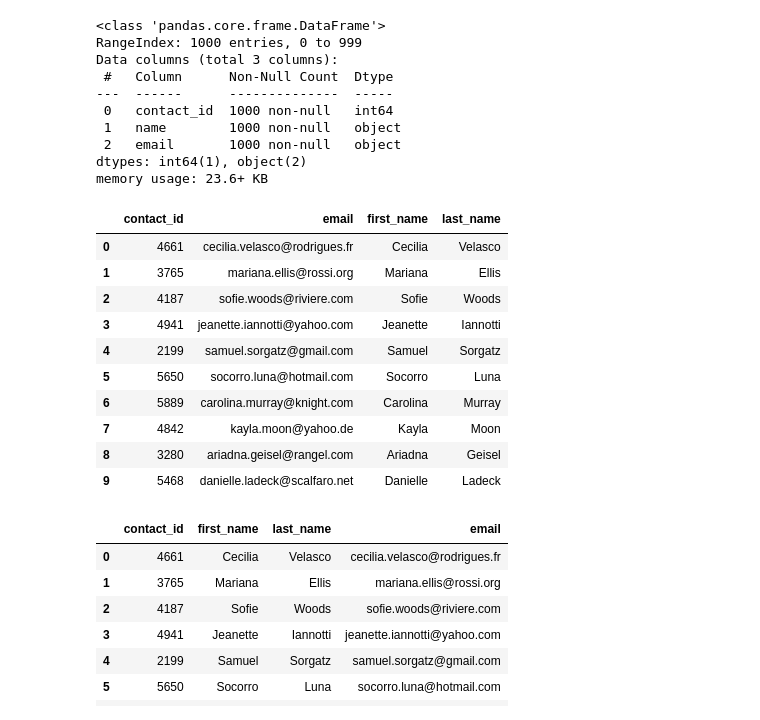
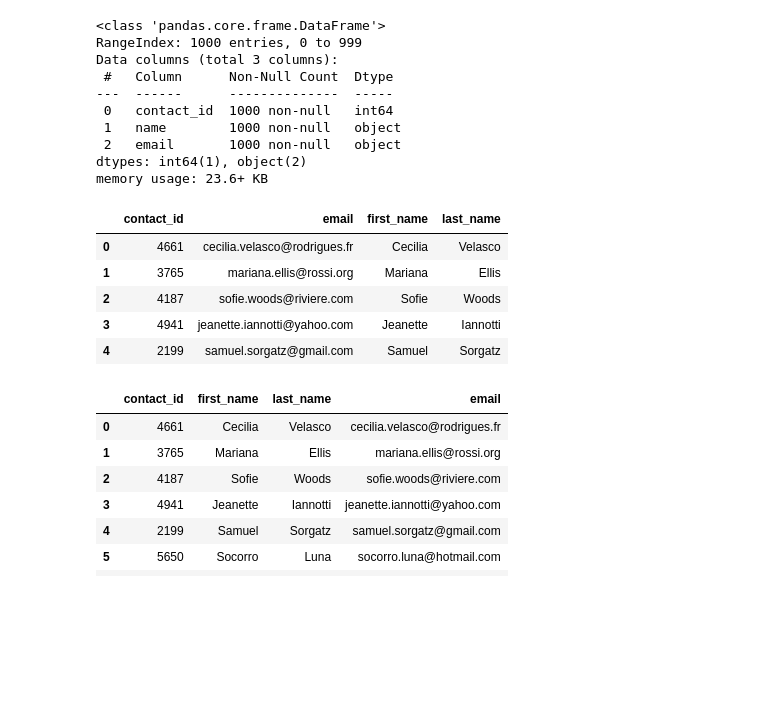
Before and after one commit to sherhwan/Crowdfunding_ETL, a Jupyter notebook: ETL_Mini_Project_SWang_Code.ipynb, the cells around one changed output. Saved outputs shown, nothing was run; the diff lists cells and outputs as text; code cells hidden in the pictures; blank space fills up the shorter version.

```diff
--- a/ETL_Mini_Project_SWang_Code.ipynb
+++ b/ETL_Mini_Project_SWang_Code.ipynb
@@ -269,7 +301,7 @@ campaign_cleaned.to_csv("Resources/campaign.csv", index=False)
 ### Extract the contacts.xlsx Data.
 # %%
 # Read the data into a Pandas DataFrame. Use the `header=2` parameter when reading in the data.
-contact_info_df = pd.read_excel('Resources/contacts.xlsx', header=2)
+contact_info_df = pd.read_excel('Resources/contacts.xlsx', header=3)
 contact_info_df.head()
 # %% [output]
 |  | contact_info |
@@ -293,8 +325,15 @@ Then export the DataFrame as a `contacts.csv` CSV file.
 # %%
 # Iterate through the contact_info_df and convert each row to a dictionary.
 import json
-dict_values = []
+dict_values = []  # Initialize the list to store the values
 
+for i, row in contact_info_df.iterrows():
+    try:
+        contact_info_dict = json.loads(row['contact_info'])
+        row_values = [v for k, v in contact_info_dict.items()]
+        dict_values.append(row_values)
+    except json.JSONDecodeError:
+        print(f"Error decoding JSON in row {i}")
 
 # Print out the list of values for each row.
 print(dict_values)
@@ -303,6 +342,17 @@ print(dict_values)
 # %%
 # Create a contact_info DataFrame and add each list of values, i.e., each row
 # to the 'contact_id', 'name', 'email' columns.
+dict_column_names = []
+
+#creating the keys list
+for i, row in contact_info_df.iterrows():
+    contact_info_dict = json.loads(row['contact_info'])
+    columns = [k for k,v in contact_info_dict.items()]
+    dict_column_names.append(columns)
+
+#creating contact_info DataFrame
+contact_df = pd.DataFrame(dict_values, columns=dict_column_names[0])
+contact_df.head()
 # %% [output]
 |  | contact_id | name | email |
 | 0 | 4661 | Cecilia Velasco | cecilia.velasco@rodrigues.fr |
@@ -326,19 +377,18 @@ memory usage: 23.6+ KB
 # %%
 # Create a "first"name" and "last_name" column with the first and last names from the "name" column.
 
+contact_df[["first_name","last_name"]] = contact_df["name"].str.split(' ', n=1, expand=True)
+contact_df.head()
 
 # Drop the contact_name column
+clean_contact_df=contact_df.drop(["name"],axis=1)
+clean_contact_df.head()
 # %% [output]
 |  | contact_id | email | first_name | last_name |
 | 0 | 4661 | cecilia.velasco@rodrigues.fr | Cecilia | Velasco |
 | 1 | 3765 | mariana.ellis@rossi.org | Mariana | Ellis |
 | 2 | 4187 | sofie.woods@riviere.com | Sofie | Woods |
 | 3 | 4941 | jeanette.iannotti@yahoo.com | Jeanette | Iannotti |
 | 4 | 2199 | samuel.sorgatz@gmail.com | Samuel | Sorgatz |
-| 5 | 5650 | socorro.luna@hotmail.com | Socorro | Luna |
-| 6 | 5889 | carolina.murray@knight.com | Carolina | Murray |
-| 7 | 4842 | kayla.moon@yahoo.de | Kayla | Moon |
-| 8 | 3280 | ariadna.geisel@rangel.com | Ariadna | Geisel |
-| 9 | 5468 | danielle.ladeck@scalfaro.net | Danielle | Ladeck |
 # %%
 # Reorder the columns
```
Also changed, not shown: parts of 26 cells of this notebook, 1 other file.
